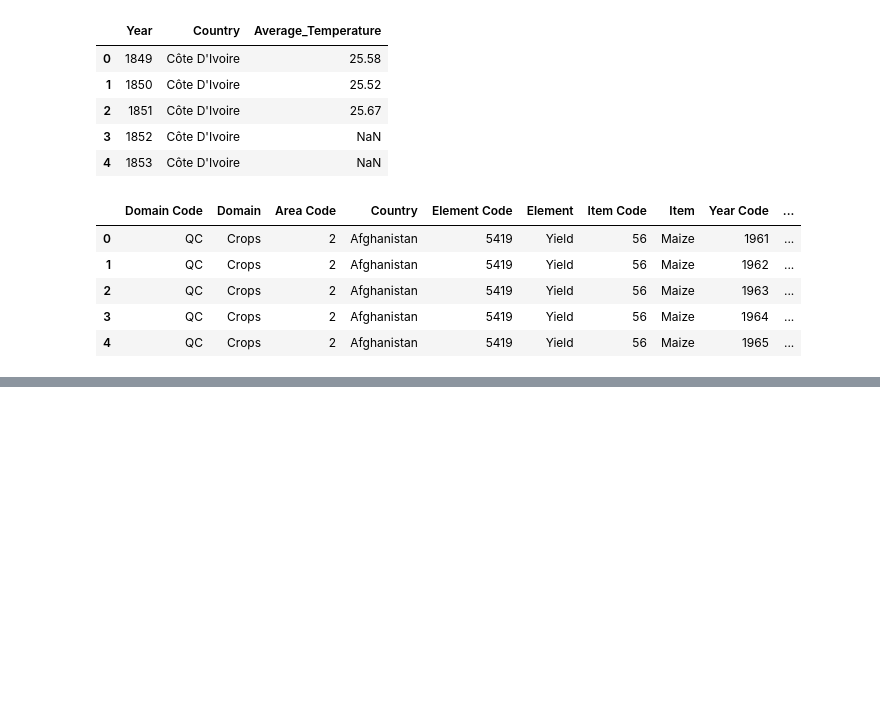
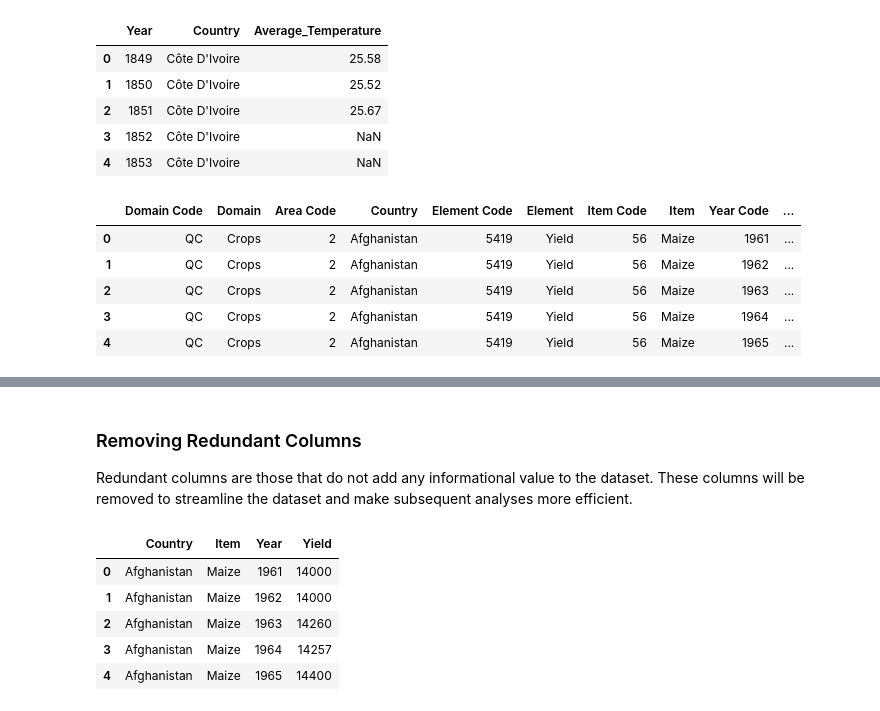
Before and after one commit to nkabram/um-milestone, a Jupyter notebook: Data_Clean_Merge.ipynb, the cells around one changed output, grey strips where cells are left out. Saved outputs shown, nothing was run; the diff lists cells and outputs as text; code cells hidden in the pictures; blank space fills up the shorter version.

```diff
--- a/Data_Clean_Merge.ipynb
+++ b/Data_Clean_Merge.ipynb
@@ -303,0 +463,35 @@ yield_df.head()
+# %% [markdown]
+### Removing Redundant Columns
+
+Redundant columns are those that do not add any informational value to the dataset. These columns will be removed to streamline the dataset and make subsequent analyses more efficient.
+# %%
+# Droping redundant columns from the Yield DataFrame
+def drop_redundant_columns(df):
+    """
+    This function takes the Yield DataFrame as an argument.
+    It drops redundant or unnecessary columns.
+
+    Parameters:
+    df (DataFrame): The DataFrame from which to drop columns (Yield DataFrame)
+
+    Returns:
+    df (DataFrame): The DataFrame with redundant columns dropped
+    """
+    try:
+        # Drop columns that are not useful for our analysis
+        columns_to_drop = ['Domain Code', 'Domain', 'Area Code', 'Element Code', 'Element', 'Item Code', 'Year Code', 'Unit']
+        df.drop(columns=columns_to_drop, inplace=True, errors='ignore')
+        return df
+    except Exception as e:
+        return f"An error occurred: {e}"
+
+# Test one of the functions to drop redundant columns (for the Yield DataFrame)
+yield_df = drop_redundant_columns(yield_df)
+yield_df.head()
+# %% [output]
+|  | Country | Item | Year | Yield |
+| 0 | Afghanistan | Maize | 1961 | 14000 |
+| 1 | Afghanistan | Maize | 1962 | 14000 |
+| 2 | Afghanistan | Maize | 1963 | 14260 |
+| 3 | Afghanistan | Maize | 1964 | 14257 |
+| 4 | Afghanistan | Maize | 1965 | 14400 |
```
Also changed, not shown: parts of 18 cells of this notebook, 1 other file.
